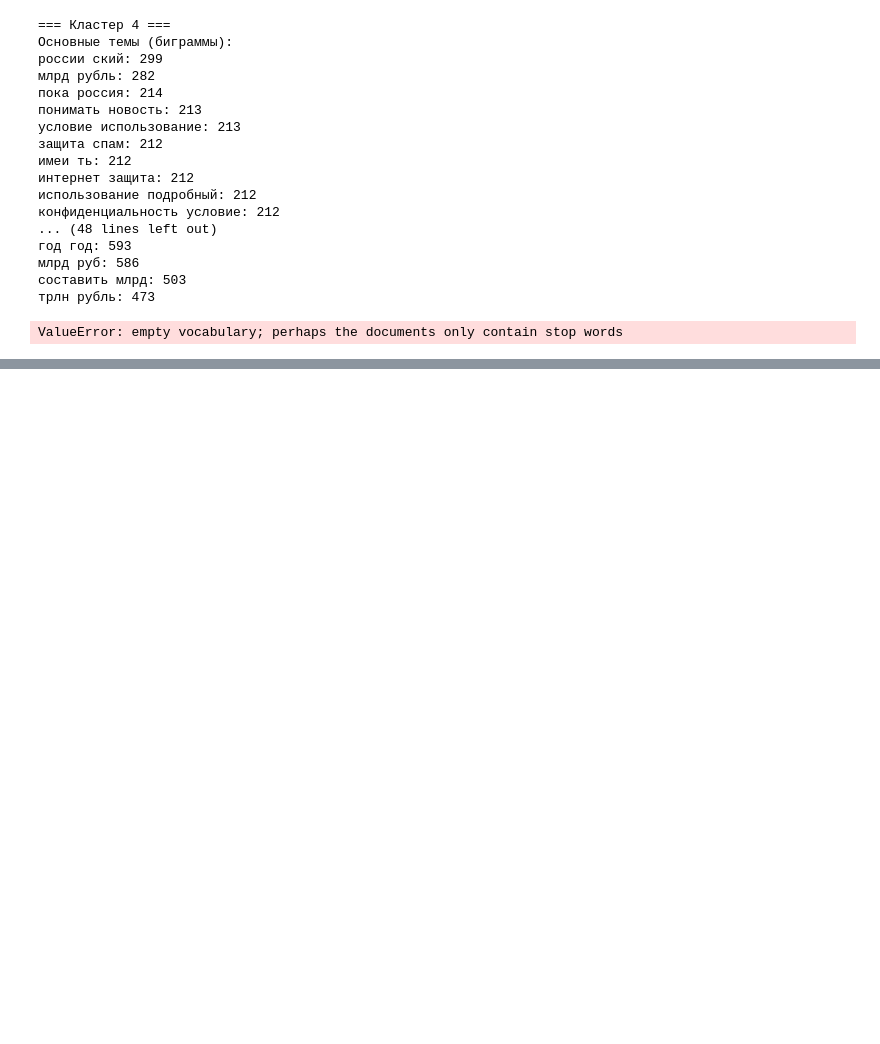
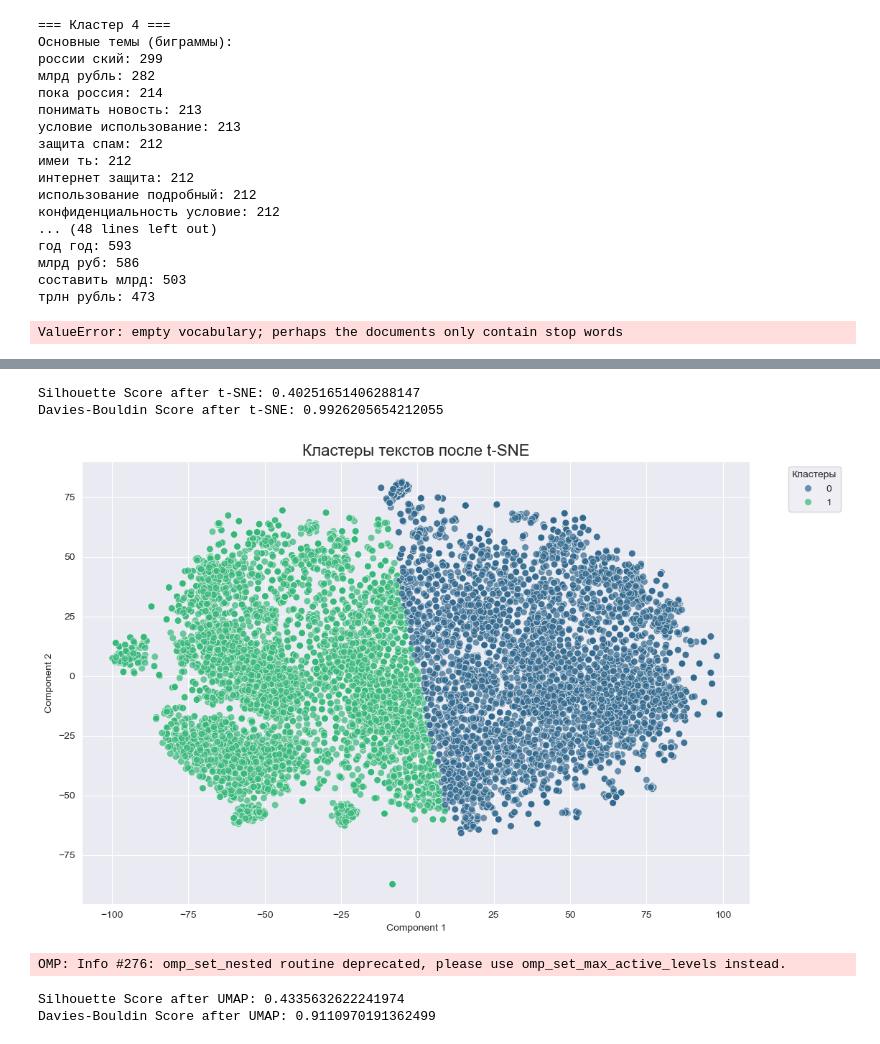
Before and after one commit to MOVS24-graph-team/knowledge-base, a Jupyter notebook: ML/1.ipynb, the cells around one changed output, grey strips where cells are left out. Drawn from its saved outputs; the diff is of its cells as text; code cells hidden in the pictures; blank space fills up the shorter version.

```diff
--- a/ML/1.ipynb
+++ b/ML/1.ipynb
@@ -753,0 +838,40 @@ ValueError: empty vocabulary; perhaps the documents only contain stop words
+# %%
+# Уменьшение размерности с помощью t-SNE до 2D
+tsne = TSNE(n_components=2, random_state=42)
+reduced_embeddings = tsne.fit_transform(embeddings)
+
+kmeans_reduced = KMeans(n_clusters=2, random_state=42)
+clusters_reduced = kmeans_reduced.fit_predict(reduced_embeddings)
+news_data["cluster_reduced"] = clusters_reduced
+
+# Оценка качества кластеризации после уменьшения размерности
+silhouette_after = silhouette_score(reduced_embeddings, clusters_reduced)
+davies_bouldin_after = davies_bouldin_score(reduced_embeddings, clusters_reduced)
+print(f"Silhouette Score after t-SNE: {silhouette_after}")
+print(f"Davies-Bouldin Score after t-SNE: {davies_bouldin_after}")
+# %% [output]
+Silhouette Score after t-SNE: 0.40251651406288147
+Davies-Bouldin Score after t-SNE: 0.9926205654212055
+# %%
+plot_clusters(reduced_embeddings, clusters_reduced, "Кластеры текстов после t-SNE")
+# %% [output]
+[figure, added]
+# %%
+import umap.umap_ as umap
+# Уменьшение размерности с помощью UMAP
+umap_reducer = umap.UMAP(n_components=2, random_state=42)
+reduced_embeddings = umap_reducer.fit_transform(embeddings)
+
+kmeans_reduced = KMeans(n_clusters=2, random_state=42)
+clusters_reduced = kmeans_reduced.fit_predict(reduced_embeddings)
+news_data["cluster_reduced"] = clusters_reduced
+
+# Оценка качества кластеризации после уменьшения размерности
+silhouette_after = silhouette_score(reduced_embeddings, clusters_reduced)
+davies_bouldin_after = davies_bouldin_score(reduced_embeddings, clusters_reduced)
+print(f"Silhouette Score after UMAP: {silhouette_after}")
+print(f"Davies-Bouldin Score after UMAP: {davies_bouldin_after}")
+# %% [output]
+OMP: Info #276: omp_set_nested routine deprecated, please use omp_set_max_active_levels instead.
+Silhouette Score after UMAP: 0.4335632622241974
+Davies-Bouldin Score after UMAP: 0.9110970191362499
```
Also changed, not shown: parts of 11 cells of this notebook.
